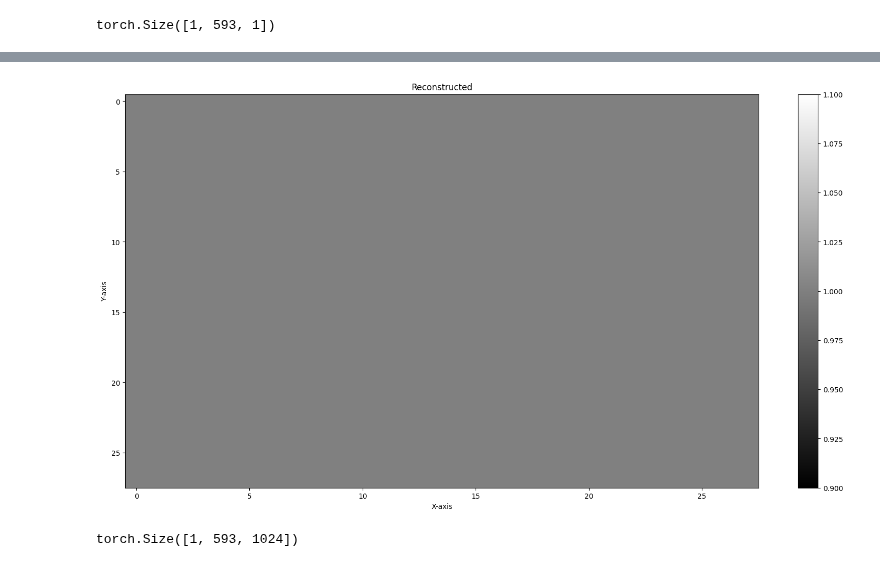
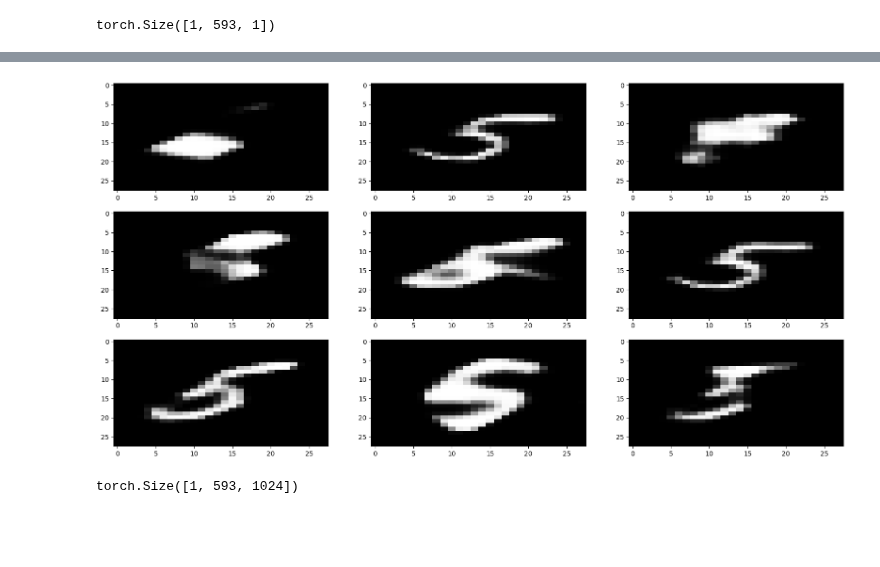
Before and after one commit to nef-gpt/adl4cv, a Jupyter notebook: naive_tokenized_approach.ipynb, the cells around one changed output, grey strips where cells are left out. Saved outputs shown, nothing was run; the diff lists cells and outputs as text; code cells hidden in the pictures; blank space fills up the shorter version.

Commit message:
vizualization novel fives

```diff
--- a/naive_tokenized_approach.ipynb
+++ b/naive_tokenized_approach.ipynb
@@ -69,7 +69,7 @@ model_config = GPTConfig(n_embd=32*factor, block_size=len(dataset[0][0]), n_head
 # %%
 
 # Assume these configurations are defined somewhere in your code.
-n = 128
+n = 256
 
 def get_batch(split: str):
     batch_size = config.batch_size
@@ -213,35 +193,34 @@ tensor([[[ 525],
 # %%
 from animation.util import backtransform_weights, reconstruct_image
 from networks.mlp_models import MLP3D
 
+ij_len = 3
+# Plotting the tensors as heatmaps in grayscale
+fig, axes = plt.subplots(ij_len, ij_len, figsize=(20, 10))
+
 SOS = torch.Tensor([[0]]).long().to(device)
 
-model.eval()
-novel_tokens = model.generate(SOS, 593, top_k=1)[:, 1:].unsqueeze(-1)
-novel_weights= vq.get_codes_from_indices((novel_tokens-1))
+for i in range(ij_len):
+    for j in range(ij_len):
 
-dataset_no_transform = MnistNeFDataset(data_root_ours, **kwargs)
-original_dict = dataset_no_transform[0][0]
+        model.eval()
+        novel_tokens = model.generate(SOS, 593, temperature=1.1, top_k=3)[:, 1:].unsqueeze(-1).to("cpu")
+        novel_weights= vq.get_codes_from_indices((novel_tokens-1))
 
-reconstructed_dict = backtransform_weights(novel_weights, original_dict["state_dict"])
+        dataset_no_transform = MnistNeFDataset(data_root_ours, **kwargs)
+        original_dict = dataset_no_transform[0][0]
 
-mlp3d = MLP3D(**original_dict["model_config"])
-mlp3d.load_state_dict(reconstructed_dict)
-reconstructed_tensor = reconstruct_image(mlp3d)
+        reconstructed_dict = backtransform_weights(novel_weights, original_dict["state_dict"])
 
-# Plotting the tensors as heatmaps in grayscale
-fig, axes = plt.subplots(1, 1, figsize=(20, 10))
+        mlp3d = MLP3D(**original_dict["model_config"])
+        mlp3d.load_state_dict(reconstructed_dict)
+        reconstructed_tensor = reconstruct_image(mlp3d)
 
+        axes[i][j].imshow(reconstructed_tensor, cmap='gray', aspect='auto')
 
-axes.imshow(reconstructed_tensor, cmap='gray', aspect='auto')
-axes.set_title('Reconstructed')
-axes.set_xlabel('X-axis')
-axes.set_ylabel('Y-axis')
-
-plt.colorbar(axes.imshow(reconstructed_tensor, cmap='gray', aspect='auto'), ax=axes)
 plt.show()
 # %% [output]
-[figure, old version]
+[figure, new version]
 # %%
 pred, _ = model(X, Y)
 # %%
```
Also changed, not shown: parts of 1 cell of this notebook.
